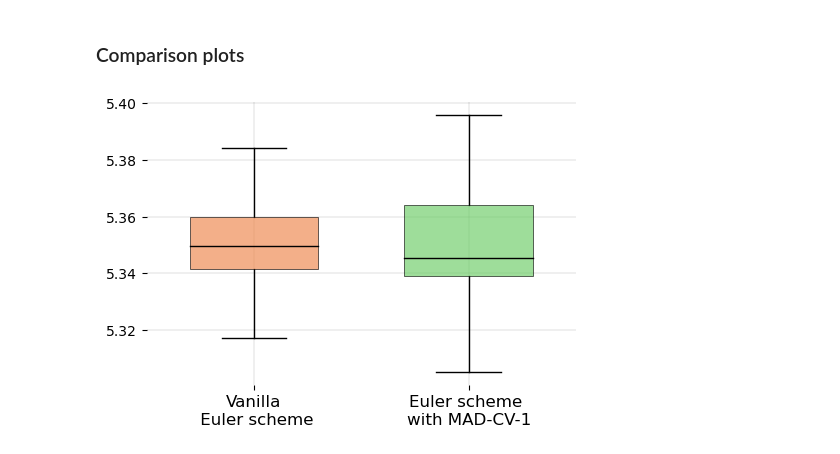
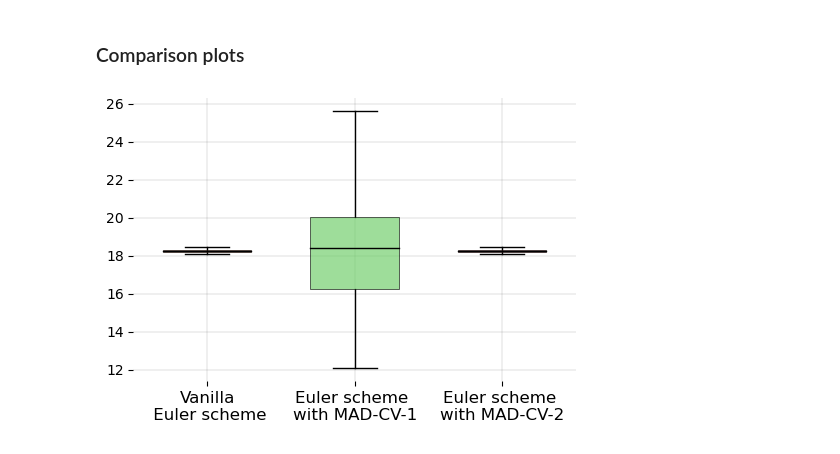
Before and after one commit to svsamsonov/VR-MCMC, a Jupyter notebook: Code/Lotka_Volterra_multidim_sincronized_noise-Copy1.ipynb, the cells around one changed output. Cells and saved outputs as stored; diff of their text form; code cells hidden in the pictures.

```diff
--- a/Code/Lotka_Volterra_multidim_sincronized_noise-Copy1.ipynb
+++ b/Code/Lotka_Volterra_multidim_sincronized_noise-Copy1.ipynb
@@ -66,7 +66,6 @@ def test_traj(coefs_poly_regr,gamma,r_seed,lag,d,N_test,x0):
     function to perform 1-dimensional martingale decomposition
     """
     X_test,Noise = generate_traj(x0,N_test,gamma,r_seed,d)
-    print(Noise.shape)
     test_stat_vanilla = np.zeros(N_test,dtype = float)
     test_stat_vr = np.zeros_like(test_stat_vanilla)
     #compute number of basis polynomials
@@ -76,9 +75,10 @@ def test_traj(coefs_poly_regr,gamma,r_seed,lag,d,N_test,x0):
     poly_vals = np.zeros((poly_deg,N_test), dtype = float)
     #for k in range(len(basis_funcs)):
     for k in range(len(poly_vals)):
-        poly_vals[k,:] = H(k,Noise[0])
+        poly_vals[k,:] = H(k+1,Noise[:,0])
     #initialize function
-    f_vals_vanilla = np.copy(X_test[:,0])
+    #f_vals_vanilla = np.copy(X_test[:,0])
+    f_vals_vanilla = np.sum(X_test,axis=1)
     #array to store control variates values
     cvfs = np.zeros_like(f_vals_vanilla)
     #compute coeffitients bar_a
@@ -100,32 +100,29 @@ def test_traj(coefs_poly_regr,gamma,r_seed,lag,d,N_test,x0):
             bar_a_1st_order[i,:] += coefs_poly_1st_order[i,j]*np.sqrt(gamma)*sigma(X_test[:-1])[:,j]
             #sum more coefficients
             for k in range(j):
-                bar_a_1st_order[i,:] += coefs_poly_2nd_order[i,k,j]*np.sqrt(gamma)*sigma(X_test[:-1])[:,j]*((X_test[:-1]+gamma*b(X_test[:-1]))[:,k])
+                bar_a_1st_order[i,:] += coefs_poly_2nd_order[i,k,j]*np.sqrt(gamma)*((sigma(X_test[:-1])[:,j]*(X_test[:-1]+gamma*b(X_test[:-1]))[:,k])+\
+                                      sigma(X_test[:-1])[:,k]*(X_test[:-1]+gamma*b(X_test[:-1]))[:,j])
+
             #diagonal part
             bar_a_1st_order[i,:] += 2*coefs_poly_2nd_order[i,j,j]*np.sqrt(gamma)*sigma(X_test[:-1])[:,j]*((X_test[:-1]+gamma*b(X_test[:-1]))[:,j])
             #sum more coefficients
             for k in range(j+1,d):
-                bar_a_1st_order[i,:] += coefs_poly_2nd_order[i,j,k]*np.sqrt(gamma)*sigma(X_test[:-1])[:,j]*((X_test[:-1]+gamma*b(X_test[:-1]))[:,k])
+                bar_a_1st_order[i,:] += coefs_poly_2nd_order[i,j,k]*np.sqrt(gamma)*(sigma(X_test[:-1])[:,j]*((X_test[:-1]+gamma*b(X_test[:-1]))[:,k])+\
+                                    sigma(X_test[:-1])[:,k]*(X_test[:-1]+gamma*b(X_test[:-1]))[:,j])
             #second-order coefficients, to be filled
             bar_a_2nd_order[i,:] += coefs_poly_2nd_order[i,j,j]*np.sqrt(2)*gamma*(sigma(X_test[:-1])[:,j])**2
             for k in range(j+1,d):
-                bar_a_2nd_order[i,:] += coefs_poly_2nd_order[i,j,k]*gamma*sigma(X_test[:-1])[:,j]*sigma(X_test[:-1])[:,k]
-    counter = 0
-    for i in range(d):
-        bar_a_1st_order[:,i,:] = poly_vals[i,:]*bar_a_1st_order[:,i,:]
-        bar_a_2nd_order[:,i,i,:] = poly_vals[d + d*(d+1)//2 - (d-i)*(d-i+1)//2,:]*bar_a_2nd_order[:,i,i,:]
-        counter += 1
-        for j in range(i+1,d):
-            bar_a_2nd_order[:,i,j,:] = poly_vals[d+counter]*bar_a_2nd_order[:,i,j,:]
-            counter += 1
+                bar_a_2nd_order[i,:] += np.sqrt(2)*coefs_poly_2nd_order[i,j,k]*gamma*sigma(X_test[:-1])[:,j]*sigma(X_test[:-1])[:,k]
+    bar_a_1st_order = poly_vals[0,:]*bar_a_1st_order
+    bar_a_2nd_order = poly_vals[1,:]*bar_a_2nd_order
     #compute martingale sums
     M_n_1st = 0.0
     M_n_2nd = 0.0
     for l in range(N_test):
         for r in range(min(N_test-l,lag)):
-            M_n_1st += np.sum(bar_a_1st_order[r,:,l])
-            M_n_2nd += np.sum(bar_a_2nd_order[r,:,:,l])
-    return np.mean(f_vals_vanilla), np.mean(f_vals_vanilla)-(M_n_1st)/N_test, np.mean(f_vals_vanilla)-(M_n_1st+M_n_2nd)/N_test
+            M_n_1st += bar_a_1st_order[r,l]
+            M_n_2nd += bar_a_2nd_order[r,l]
+    return np.mean(f_vals_vanilla), np.mean(f_vals_vanilla) - M_n_1st/N_test, np.mean(f_vals_vanilla) - M_n_2nd/N_test
 #
 #
 #
@@ -239,9 +236,9 @@ def run_monte_carlo(x,f_type):
         raise "not implemented error"
     return np.mean(f_vals,axis=1)
 # %%
-n = 1*10**4 #sample size
-gamma = 2e-2 # Step size
-n_traj = 1
+n = 1*10**5 #sample size
+gamma = 5e-2 # Step size
+n_traj = 10
 d = 4
 n_traj_test = 100 # Number of independent MCMC trajectories for test
 f_type = "quadratic"
@@ -265,7 +262,8 @@ def generate_observations(x0,n,gamma,r_seed,d,n_traj):
     #print(train_traj.shape)
     X_train_all = train_traj[:,0,:,:]
     Noise_train_all = train_traj[:,1,:,:]
-    Y_train_all[:,:,0] = np.copy(X_train_all[:,:,0])
+    #Y_train_all[:,:,0] = np.copy(X_train_all[:,:,0])
+    Y_train_all[:,:,0] = np.sum(X_train_all,axis=2)
     #X_train, noise_train = generate_traj(x0,n,gamma,r_seed,d)
     #set target function
     #Y_train = np.sum(X_train,axis=1)
@@ -375,12 +373,12 @@ print(res.shape)
 # %%
 title = ""
 #labels = ['Vanilla\n Euler scheme', 'Euler scheme \nwith MDCV-1']
-labels = ['Vanilla\n Euler scheme', 'Euler scheme \nwith MAD-CV-1']#,'Euler scheme \nwith MDCV-2']
+labels = ['Vanilla\n Euler scheme', 'Euler scheme \nwith MAD-CV-1','Euler scheme \nwith MAD-CV-2']
 # %%
-data = [res[:,0], res[:,1]]#, res[:,2]]
+data = [res[:,0], res[:,1], res[:,2]]
 boxplot_ind(data, title, labels,path="./multidim_lotka_vorterra_4_d_02_12_gamma_2e-2_coupled_dyn.pdf")
 # %% [output]
-[figure, old version]
+[figure, new version]
 # %%
 def set_axis_style_boxplot(ax, labels, parts):
     colors = (sns.color_palette("muted")[0:7])
```
Also changed, not shown: parts of 5 cells of this notebook, 46 other files.
